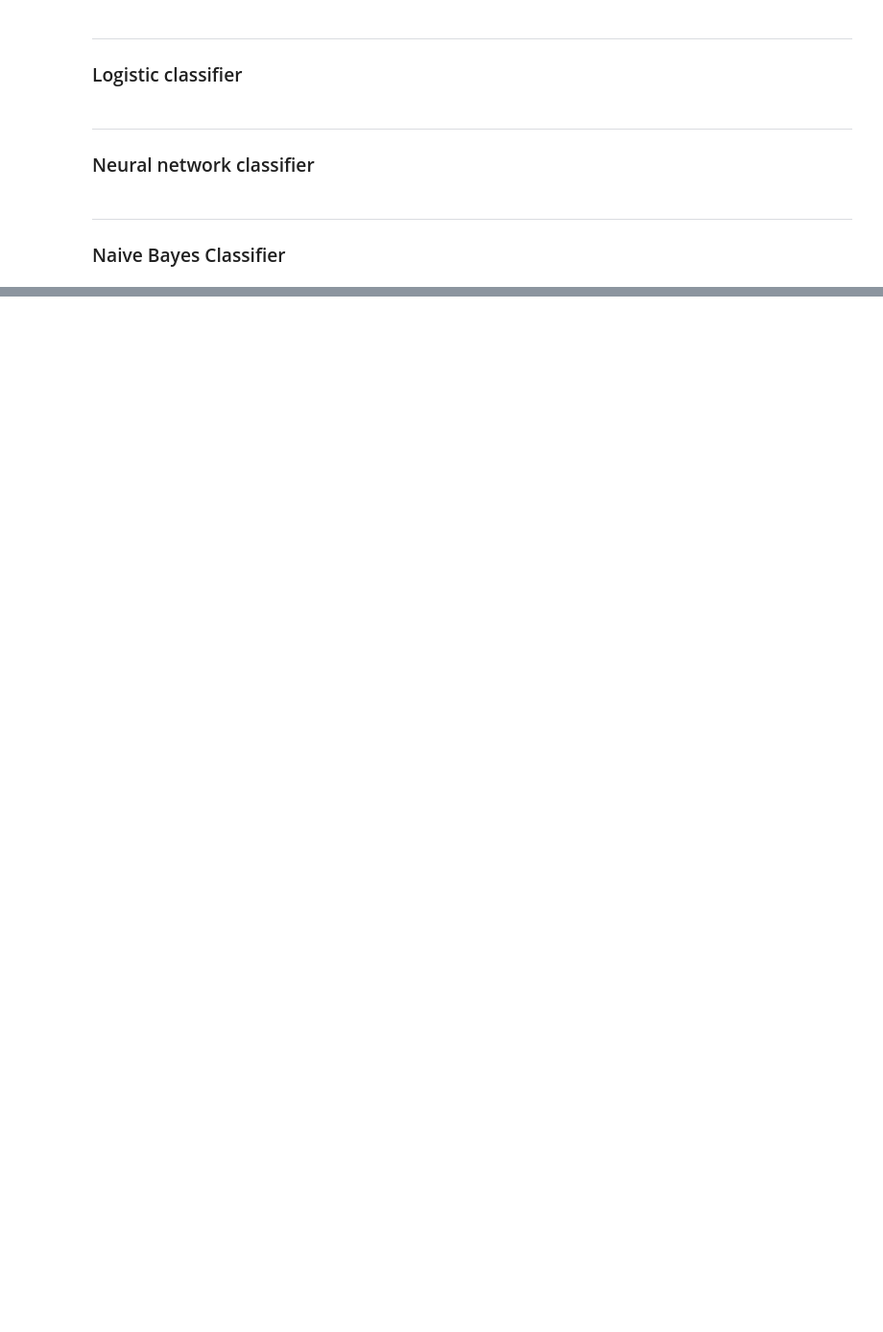
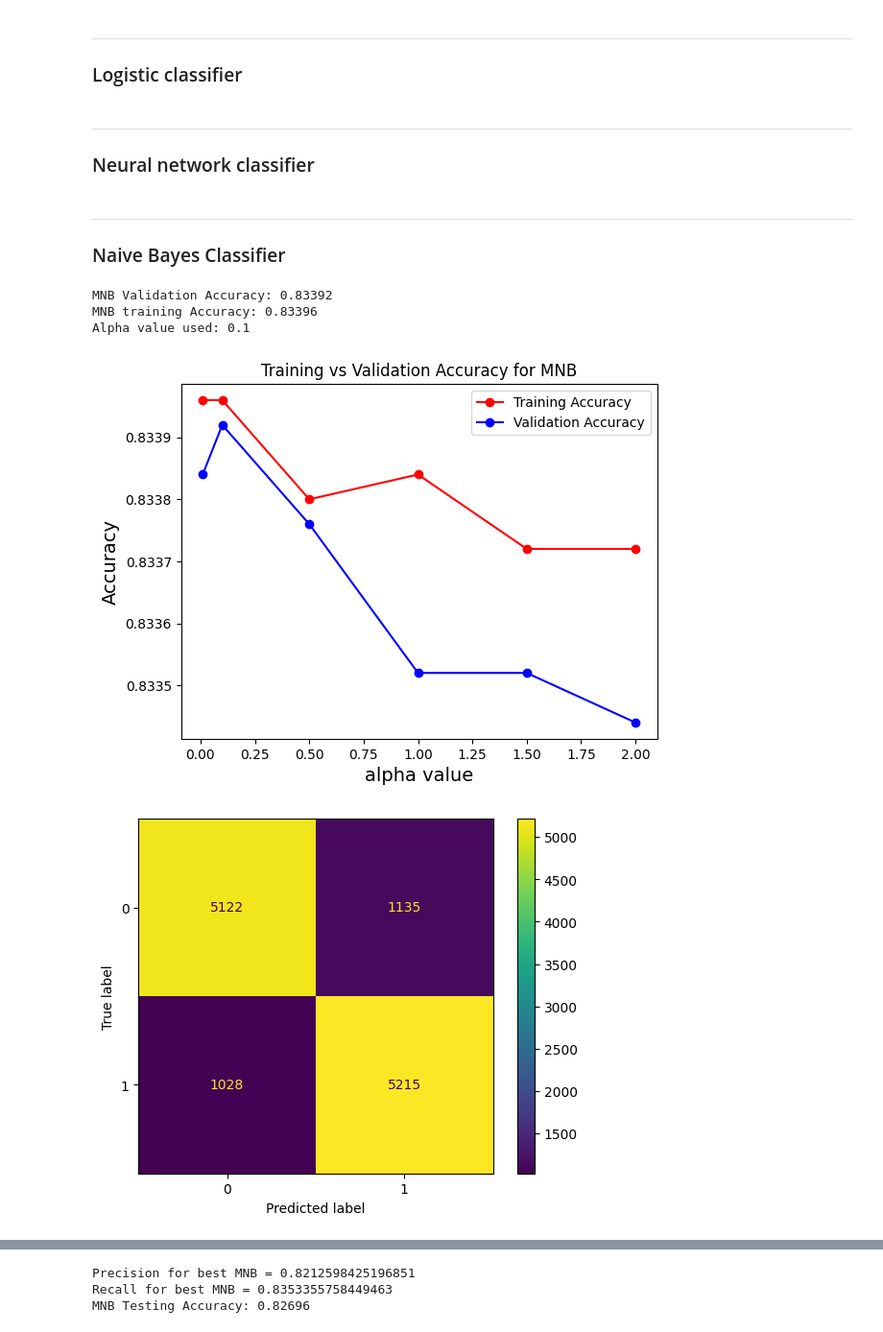
Before and after one commit to MiaNguyen912/cs178-IMDb-movie-reviews-classification--final-project-, a Jupyter notebook: IMDb_Movie_Reviews.ipynb, the cells around one changed output, grey strips where cells are left out. Shown at 96% size. Drawn from its saved outputs; the diff is of its cells as text; code cells hidden in the pictures; blank space fills up the shorter version.

```diff
--- a/IMDb_Movie_Reviews.ipynb
+++ b/IMDb_Movie_Reviews.ipynb
@@ -457,0 +557,14 @@ print(f"Best test accuracy: {multinomNB_test_acc}")
+# %%
+selected_alpha, mnb_val_acc, mnb_tr_acc = mnb_classifier()
+print(f"MNB Validation Accuracy: {mnb_val_acc}")
+print(f"MNB training Accuracy: {mnb_tr_acc}")
+print(f"Alpha value used: {selected_alpha}")
+
+mnb_test_acc = mnb_final_classifier(selected_alpha)
+print(f"MNB Testing Accuracy: {mnb_test_acc}")
+# %% [output]
+MNB Validation Accuracy: 0.83392
+MNB training Accuracy: 0.83396
+Alpha value used: 0.1
+[figure, added]
+[figure, added]
@@ -457,0 +572,3 @@ print(f"Best test accuracy: {multinomNB_test_acc}")
+Precision for best MNB = 0.8212598425196851
+Recall for best MNB = 0.8353355758449463
+MNB Testing Accuracy: 0.82696
```
Also changed, not shown: parts of 9 cells of this notebook.
